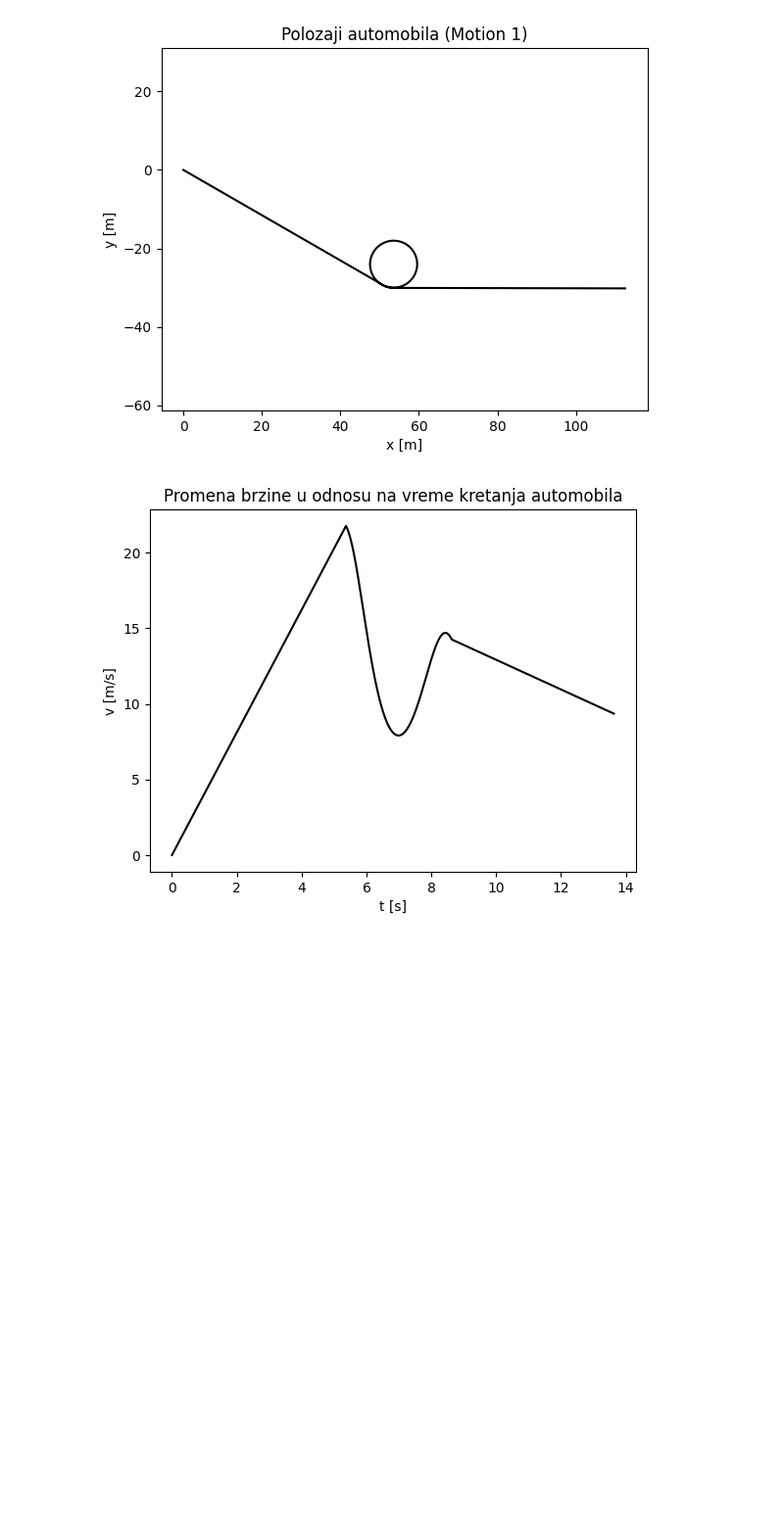
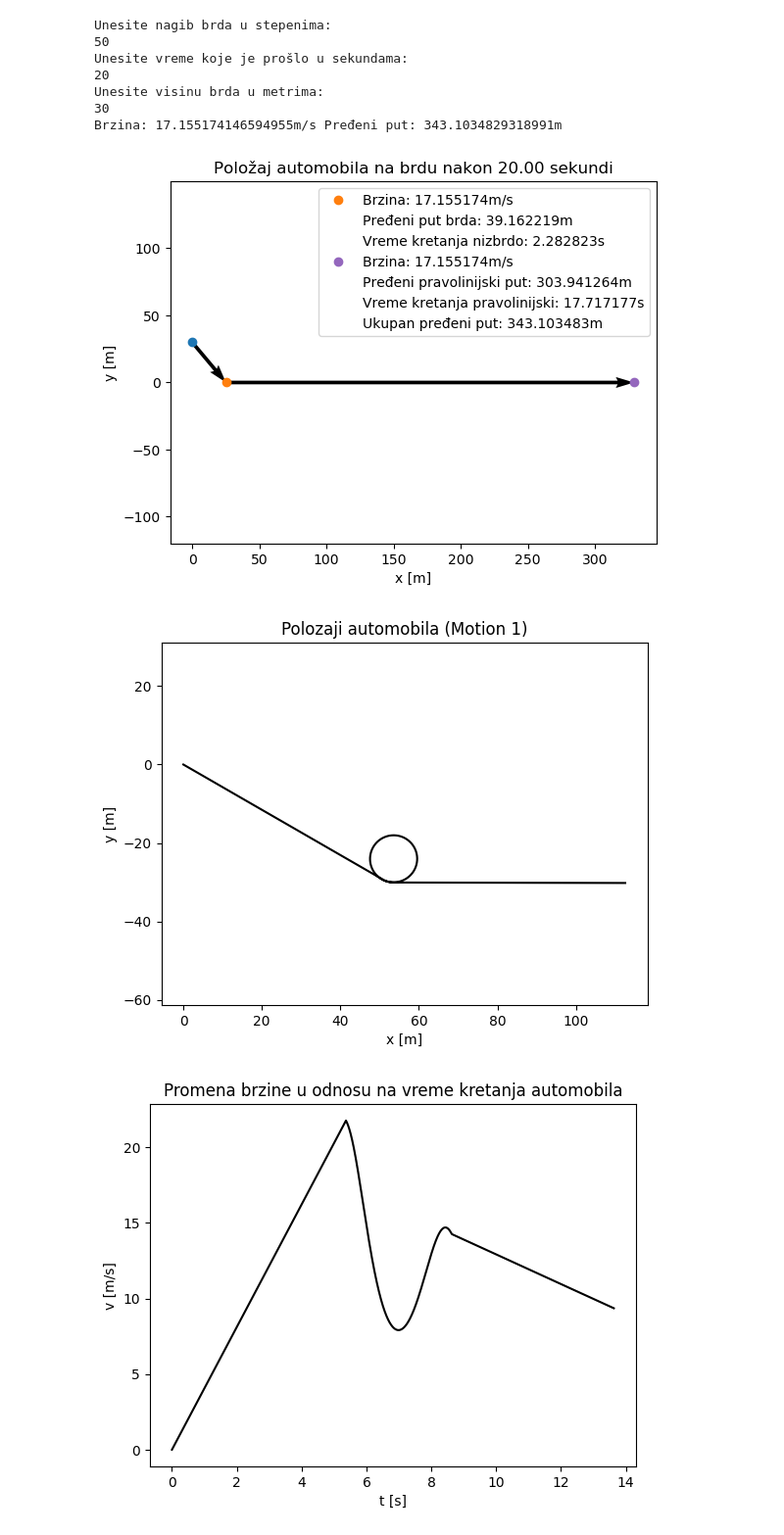
Before and after one commit to pasta777/hvatanje_brzine, a Jupyter notebook: hvatanje_kretanja.ipynb, the cells around one changed output. Shown at 98% size. Drawn from its saved outputs; the diff is of its cells as text; code cells hidden in the pictures; blank space fills up the shorter version.

```diff
--- a/hvatanje_kretanja.ipynb
+++ b/hvatanje_kretanja.ipynb
@@ -43,3 +96,69 @@ Brzina: 24.525m/s² Pređeni put: 122.625m
+# %%
+import numpy as np
+import math
+from pylab import *
+g = 9.81
+print('Unesite nagib brda u stepenima:')
+nagib = float(input())
+t1 = 0
+v1 = 0
+r1 = 0
+print('Unesite vreme koje je prošlo u sekundama:')
+t2 = float(input())
+print('Unesite visinu brda u metrima:')
+h = float(input())
+
+a = g * math.sin(math.radians(nagib))
+dt = t2 - t1
+v2 = a * dt
+r2 = v2 * dt
+
+x=math.cos(math.radians(nagib))*r2
+y=-math.sin(math.radians(nagib))*r2
+
+plot(0, h, 'o')
+axis('equal')
+xlabel('x [m]')
+ylabel('y [m]')
+title('Položaj automobila na brdu nakon %.2f sekundi' % t2)
+if (y+h) >= 0:
+    plot(x, y+h, 'o')
+    quiver(0, h, x, y+h-h, angles = 'xy', scale_units = 'xy', scale = 1)
+    print('Brzina: {}m/s'.format(v2), 'Pređeni put: {}m'.format(r2))
+    plot([], [], ' ', label="Brzina: %fm/s" % v2)
+    plot([], [], ' ', label="Pređeni put: %fm" % r2)
+    legend()
+    show()
+else:
+    hipotenuza=h/math.sin(math.radians(nagib))
+    xpodnozje=math.cos(math.radians(nagib))*hipotenuza
+    dt1=sqrt(hipotenuza/a)
+    dtostatak=t2-dt1
+    v2novo=a*dt1
+    plot(xpodnozje, 0, 'o', label="Brzina: %fm/s" % v2novo)
+    quiver(0, h, xpodnozje, 0-h, angles = 'xy', scale_units = 'xy', scale = 1)
+    plot([], [], ' ', label="Pređeni put brda: %fm" % hipotenuza)
+    plot([], [], ' ', label="Vreme kretanja nizbrdo: %fs" % dt1)
+    #sada se kreće pravolinijski i nema ubrzanja u odnosu na brzinu u podnožju, odnosno brzina v2novo ostaje ista tokom celog puta
+    r2novo=v2novo*dtostatak
+    plot(xpodnozje+r2novo, 0, 'o', label="Brzina: %fm/s" % v2novo)
+    quiver(xpodnozje, 0, xpodnozje+r2novo-xpodnozje, 0, angles = 'xy', scale_units = 'xy', scale = 1)
+
+    print('Brzina: {}m/s'.format(v2novo), 'Pređeni put: {}m'.format(hipotenuza + r2novo))
+    plot([], [], ' ', label="Pređeni pravolinijski put: %fm" % r2novo)
+    plot([], [], ' ', label="Vreme kretanja pravolinijski: %fs" % dtostatak)
+    plot([], [], ' ', label="Ukupan pređeni put: %fm" % (hipotenuza + r2novo))
+    legend()
+    show()
+# %% [output]
+Unesite nagib brda u stepenima:
+50
+Unesite vreme koje je prošlo u sekundama:
+20
+Unesite visinu brda u metrima:
+30
+Brzina: 17.155174146594955m/s Pređeni put: 343.1034829318991m
+[figure, added]
 # %%
 # Motion Capture (180)
 # Motion 1
```
Also changed, not shown: parts of 7 cells of this notebook.
